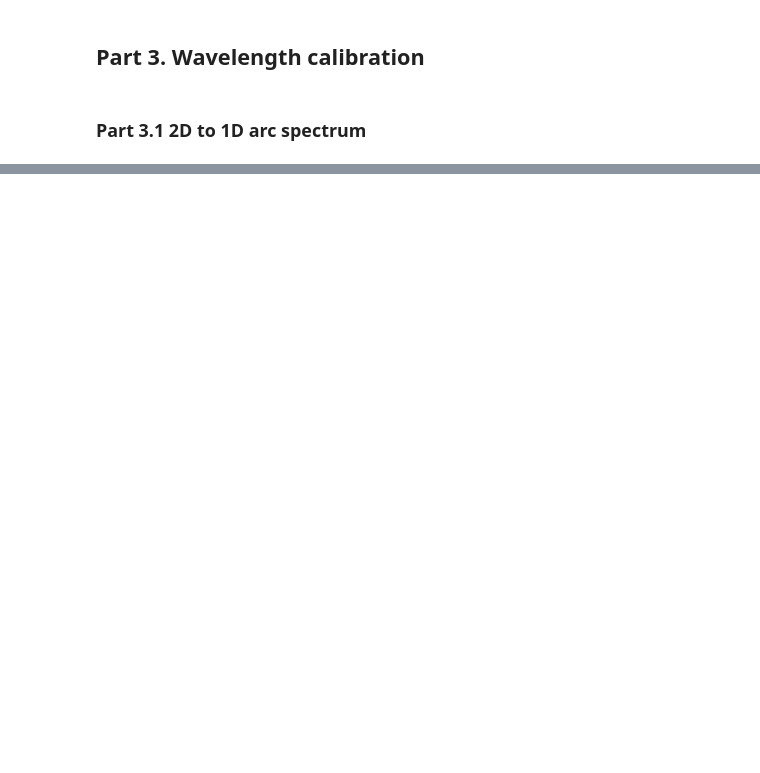
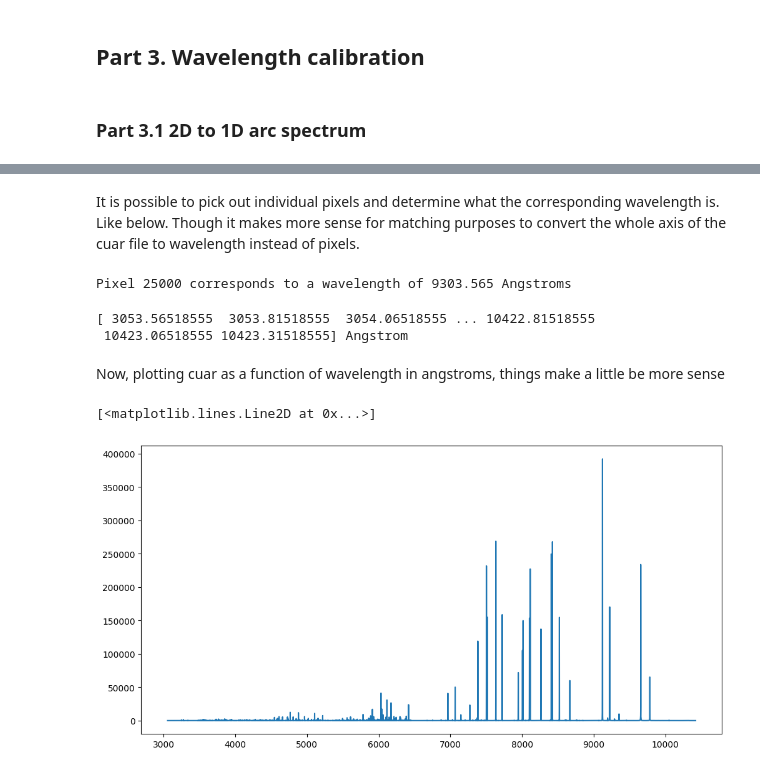
Before and after one commit to mikejafs/phys_641, a Jupyter notebook: projects/p1/Project_1.ipynb, the cells around one changed output, grey strips where cells are left out. Drawn from its saved outputs; the diff is of its cells as text; code cells hidden in the pictures; blank space fills up the shorter version.

```diff
--- a/projects/p1/Project_1.ipynb
+++ b/projects/p1/Project_1.ipynb
@@ -479,0 +551,50 @@ DCLOG1  = 'REFSPEC1 = CUAR3250.ms'
+# %% [markdown]
+It is possible to pick out individual pixels and determine what the corresponding wavelength is. Like below. Though it makes more sense for matching purposes to convert the whole axis of the cuar file to wavelength instead of pixels.
+# %%
+from astropy.wcs import WCS
+import astropy.units as u
+
+
+# Replace 'spectrum.fits' with the path to your FITS file
+filename = './fit_files/cuar.fits'
+with fits.open(filename) as hdul:
+    header = hdul[0].header  # Assuming the WCS is in the primary header
+    # Create a WCS object from the header
+    wcs = WCS(header)
+
+pixel_index = 25000
+pixels = np.array([[pixel_index]])  # 2D array with one coordinate pair
+wavelength = wcs.all_pix2world(pixels, 0)
+
+print(f"Pixel {pixel_index} corresponds to a wavelength of {wavelength[0, 0]:.3f} Angstroms")
+# %% [output]
+Pixel 25000 corresponds to a wavelength of 9303.565 Angstroms
+# %%
+npix = header['NAXIS1']
+
+# Create an array of pixel indices.
+# If you are using 0-indexing (Python style), use np.arange(npix).
+# The WCS functions expect a 2D array with shape (N, ndim), so we reshape.
+pixel_indices = np.arange(npix)[:, np.newaxis]
+
+# Convert all pixel indices to world coordinates (wavelengths)
+# Pass the origin as a positional argument (0 for 0-indexed)
+wavelengths = wcs.all_pix2world(pixel_indices, 0)  # returns an array of shape (npix, 1)
+
+# Flatten the result to get a 1D array of wavelengths
+wavelengths = wavelengths.flatten()
+
+# Optionally, attach units if desired (the header indicates Angstroms)
+wavelengths = wavelengths * u.Angstrom
+
+print(wavelengths)
+# %% [output]
+[ 3053.56518555  3053.81518555  3054.06518555 ... 10422.81518555
+ 10423.06518555 10423.31518555] Angstrom
+# %% [markdown]
+Now, plotting cuar as a function of wavelength in angstroms, things make a little be more sense
+# %%
+plt.plot(wavelengths, cuar_data)
+# %% [output]
+[<matplotlib.lines.Line2D at 0x...>]
+[figure, added]
```
Also changed, not shown: parts of 41 cells of this notebook, 16 other files.
